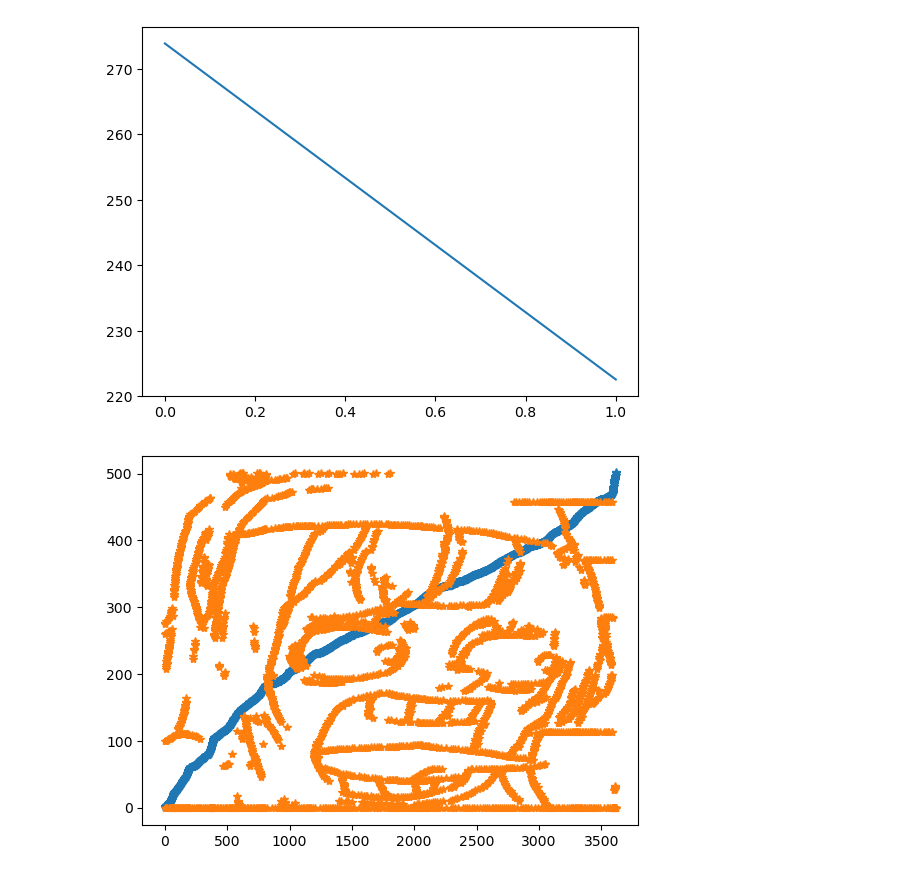
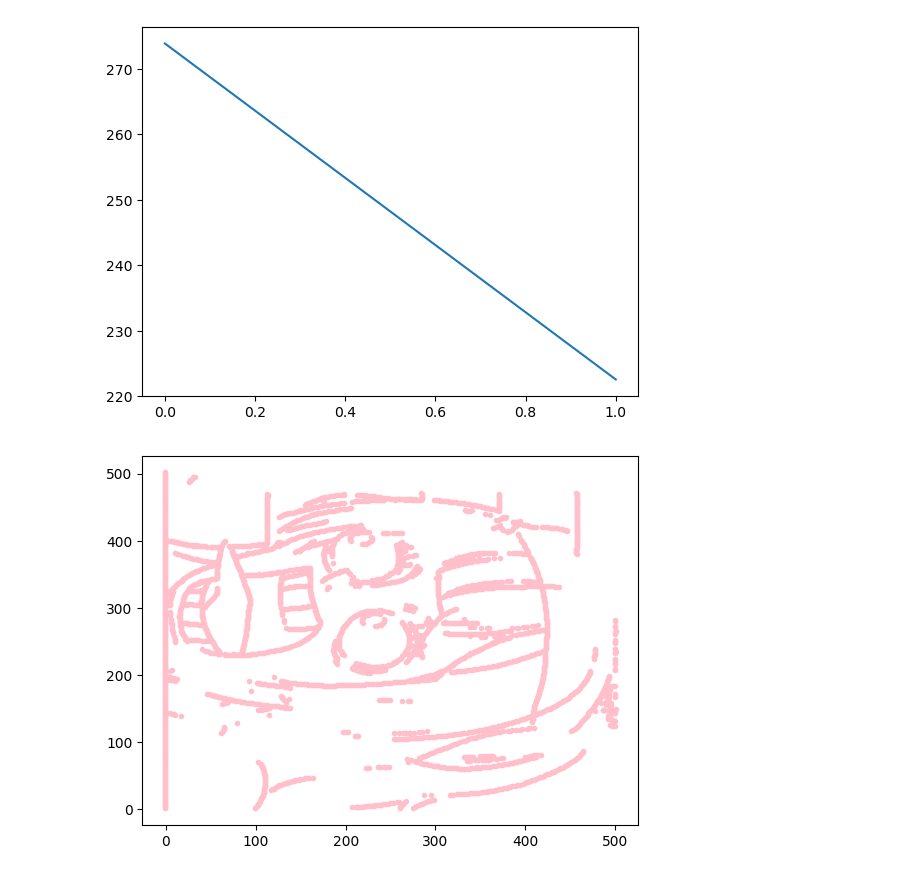
Before and after one commit to raihan-alfaridzi/Mia, a Jupyter notebook: 0409.ipynb, the cells around one changed output. Saved outputs shown, nothing was run; the diff lists cells and outputs as text; code cells hidden in the pictures.

```diff
--- a/0409.ipynb
+++ b/0409.ipynb
@@ -15,7 +21,7 @@ matplotlib.pyplot.show()
 [figure]
 # %%
 ave_important2=data
-Mia_plot = matplotlib.pyplot.plot(data, "*")
+Mia_plot = matplotlib.pyplot.plot(data[:,1], data[:,0], ".", color='pink')
 matplotlib.pyplot.show()
 # %% [output]
-[figure, old version]
+[figure, new version]
```
Also changed, not shown: parts of 2 cells of this notebook.
